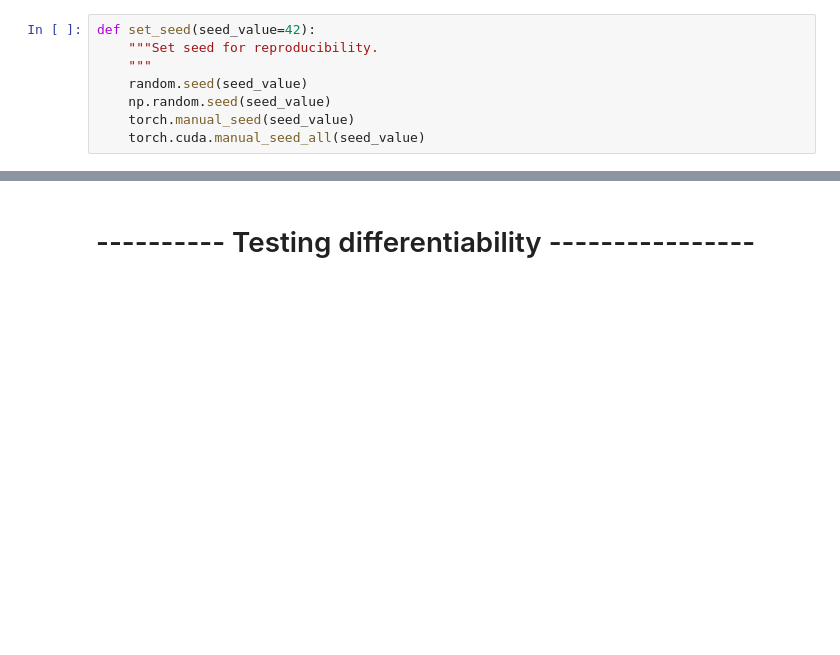
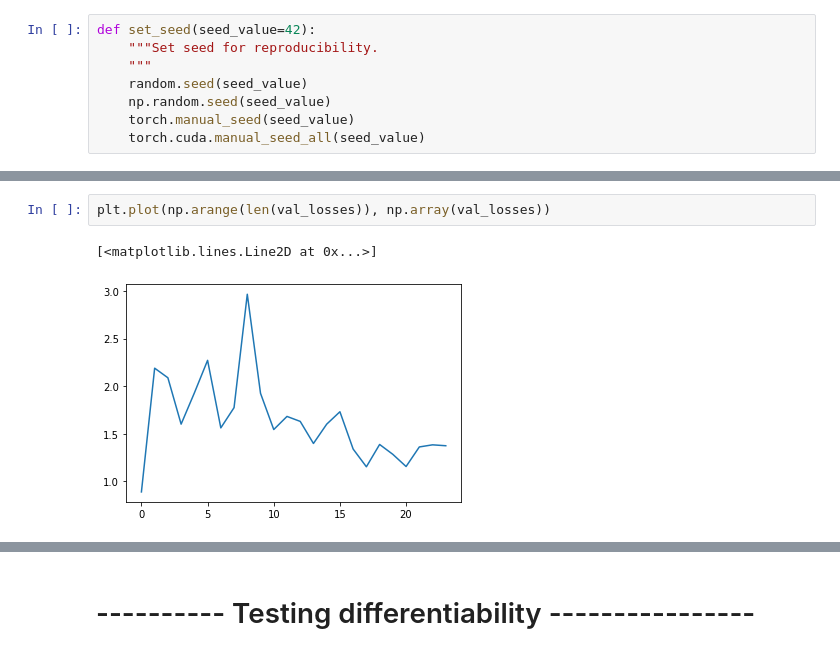
Before and after one commit to ArthDh/Sentimental_Summarization, a Jupyter notebook: Sentiment_Classifier.ipynb, the cells around one changed output, grey strips where cells are left out. Saved outputs shown, nothing was run; the diff lists cells and outputs as text; blank space fills up the shorter version.

```diff
--- a/Sentiment_Classifier.ipynb
+++ b/Sentiment_Classifier.ipynb
@@ -199,0 +245,5 @@ train(clf, train_dataloader, epochs=50)
+# %%
+plt.plot(np.arange(len(val_losses)), np.array(val_losses))
+# %% [output]
+[<matplotlib.lines.Line2D at 0x...>]
+[figure, added]
```
Also changed, not shown: parts of 16 cells of this notebook, 1 other file.
